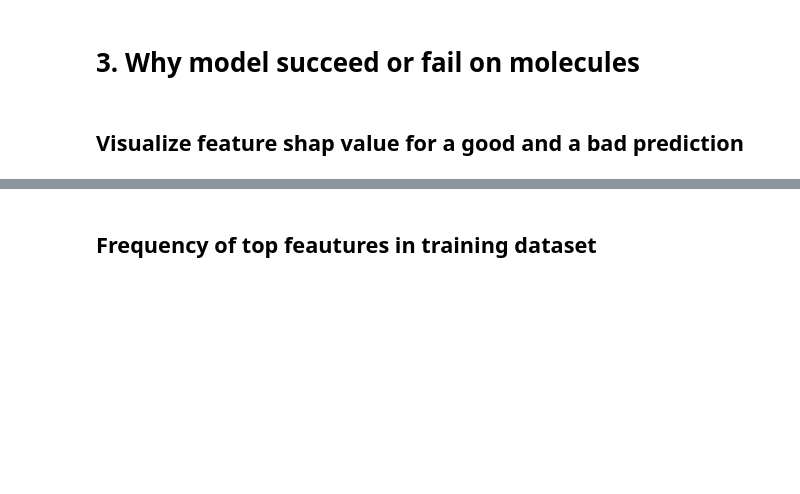
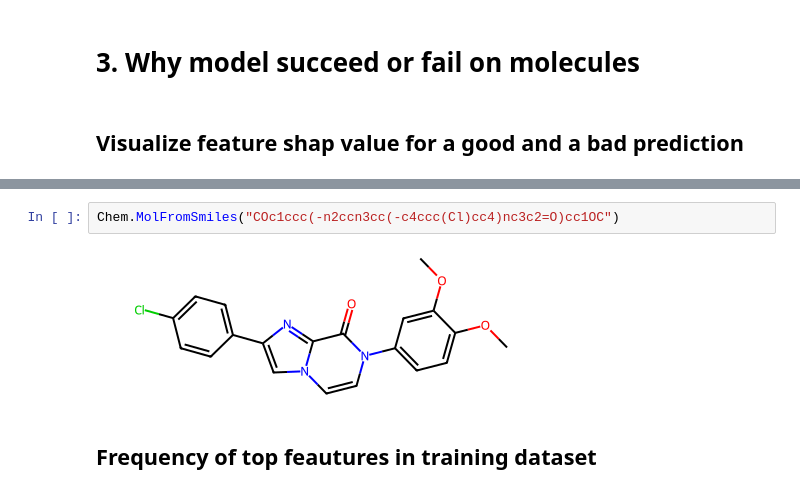
Before and after one commit to cwrukaizhang/ML-for-Molecular-Properties-Practical-Guide, a Jupyter notebook: 4. model_interpretation.ipynb, the cells around one changed output, grey strips where cells are left out. Drawn from its saved outputs; the diff is of its cells as text; blank space fills up the shorter version.

```diff
--- a/4. model_interpretation.ipynb
+++ b/4. model_interpretation.ipynb
@@ -558,4 +555,8 @@ Actual RT: 114.80, Predicted RT: 978.47, Error: 863.6723
 [drawing not drawn]
+# %%
+Chem.MolFromSmiles("COc1ccc(-n2ccn3cc(-c4ccc(Cl)cc4)nc3c2=O)cc1OC")
+# %% [output]
+[figure, added]
 # %% [markdown]
 ## Frequency of top feautures in training dataset
 # %%
```
Also changed, not shown: parts of 12 cells of this notebook, 3 other files.
